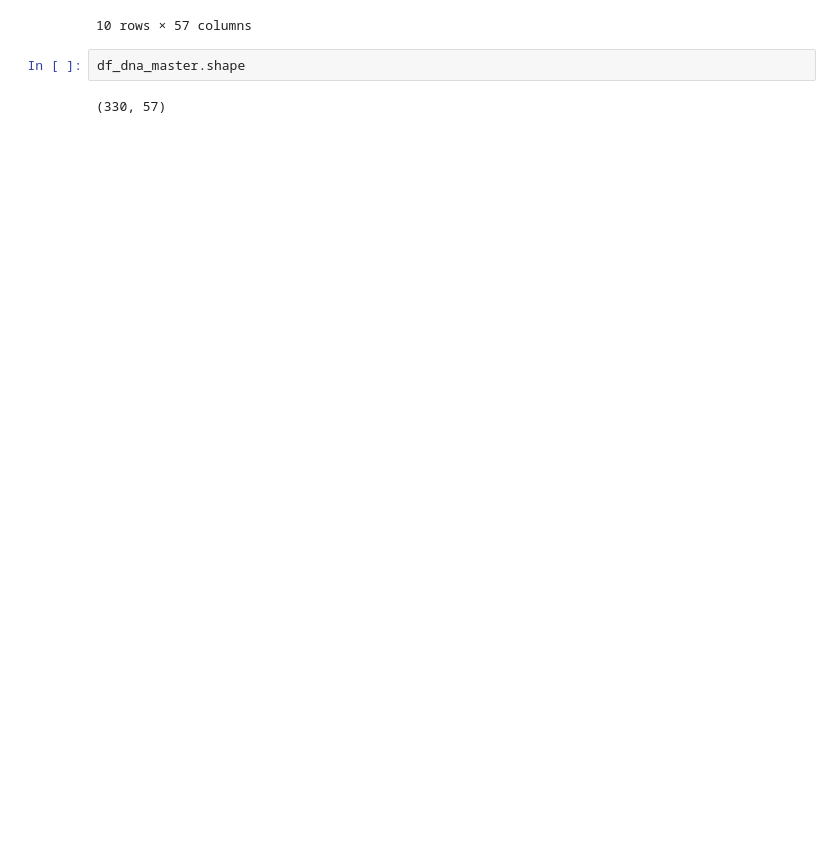
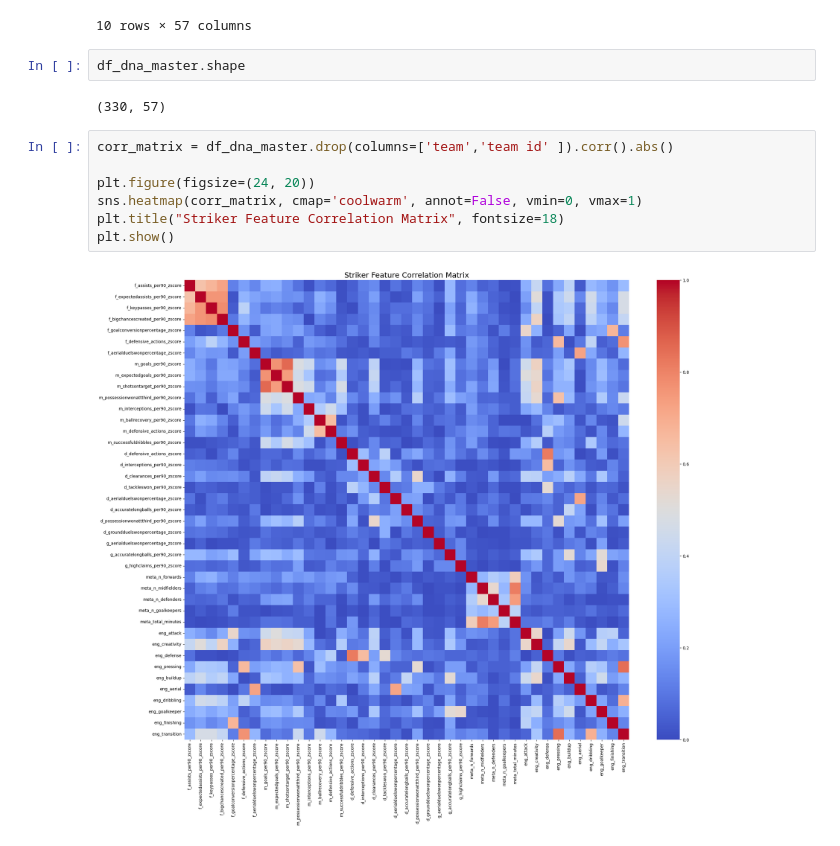
Before and after one commit to vibhash2006/Football-Project, a Jupyter notebook: notebooks/data_exploration/Matches/Team_Feature_Engineering.ipynb, the cells around one changed output. Drawn from its saved outputs; the diff is of its cells as text; blank space fills up the shorter version.

Commit message:
Team Feature Engineering Finished

```diff
--- a/notebooks/data_exploration/Matches/Team_Feature_Engineering.ipynb
+++ b/notebooks/data_exploration/Matches/Team_Feature_Engineering.ipynb
@@ -209,3 +209,12 @@ df_dna_master.sample(10)
 df_dna_master.shape
 # %% [output]
 (330, 57)
+# %%
+corr_matrix = df_dna_master.drop(columns=['team','team id' ]).corr().abs()
+
+plt.figure(figsize=(24, 20))
+sns.heatmap(corr_matrix, cmap='coolwarm', annot=False, vmin=0, vmax=1)
+plt.title("Striker Feature Correlation Matrix", fontsize=18)
+plt.show()
+# %% [output]
+[figure, added]
```
Also changed, not shown: parts of 4 cells of this notebook, 4 other files.
